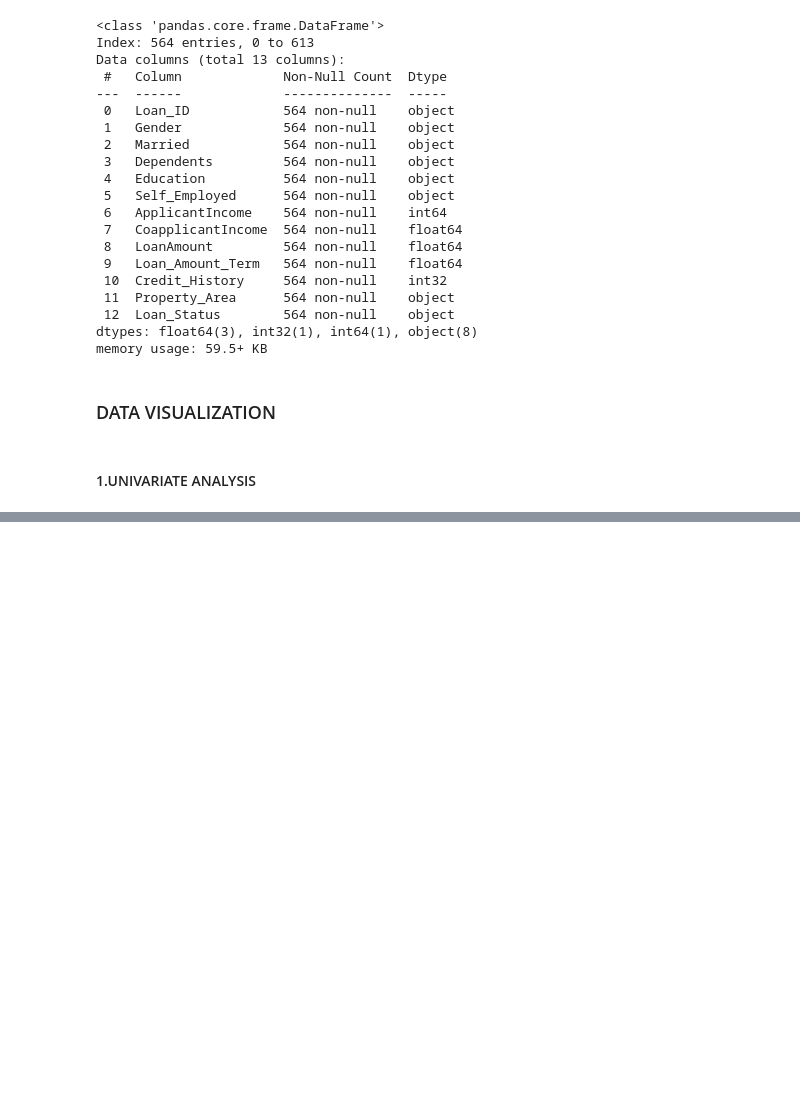
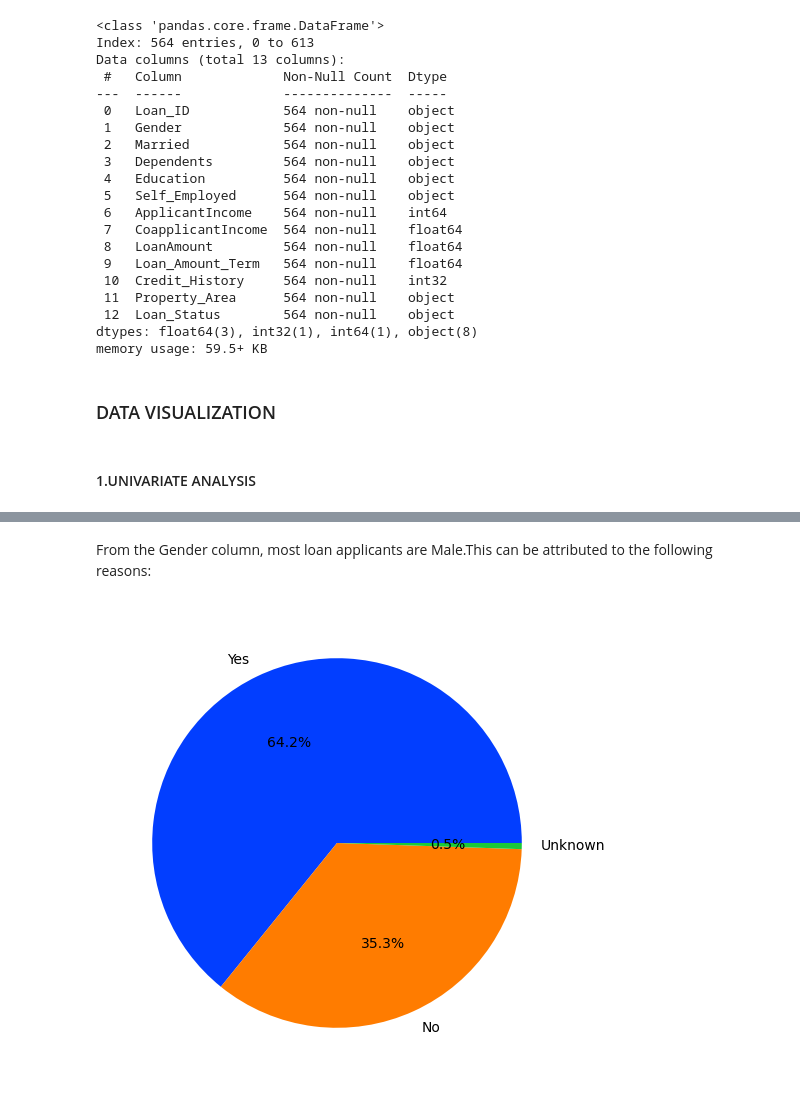
Before and after one commit to Vee2002/Loan-Prediction, a Jupyter notebook: Loan Prediction.ipynb, the cells around one changed output, grey strips where cells are left out. Saved outputs shown, nothing was run; the diff lists cells and outputs as text; code cells hidden in the pictures; blank space fills up the shorter version.

```diff
--- a/Loan Prediction.ipynb
+++ b/Loan Prediction.ipynb
@@ -585,0 +618,8 @@ memory usage: 59.5+ KB
+# %% [markdown]
+From the Gender column, most loan applicants are Male.This can be attributed to the following reasons:
+# %%
+# Married
+
+pie_chart('Married')
+# %% [output]
+[figure, added]
```
Also changed, not shown: parts of 37 cells of this notebook, 59 other files.
